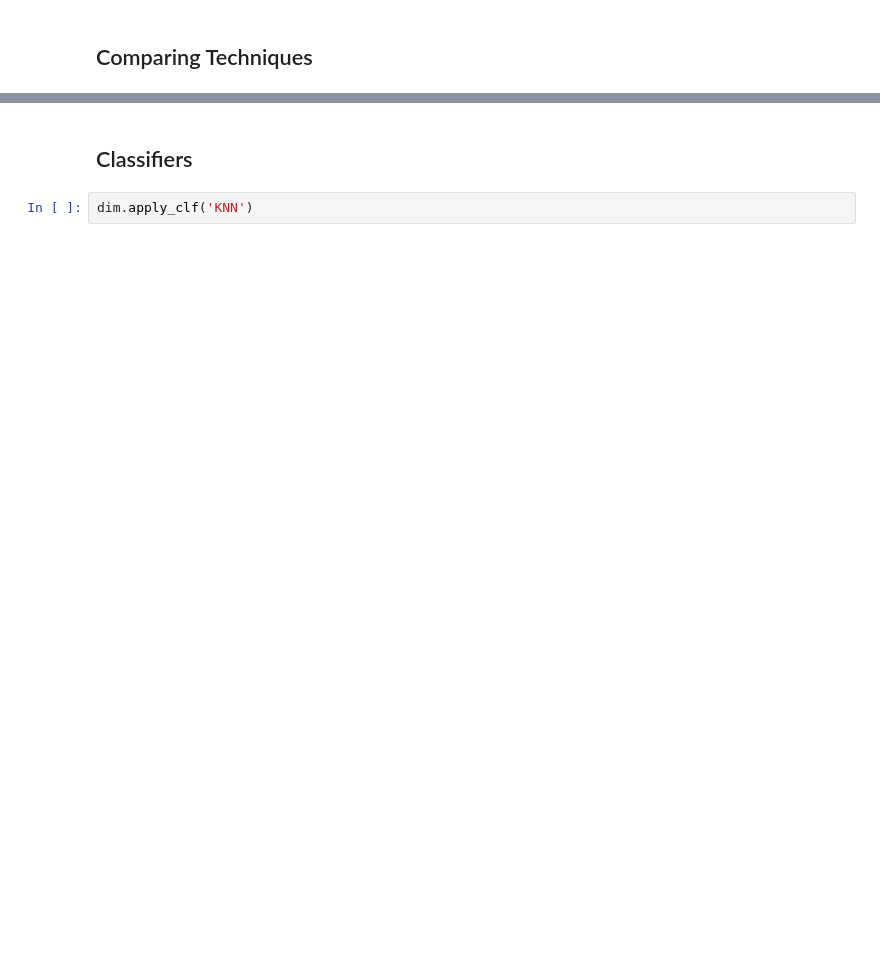
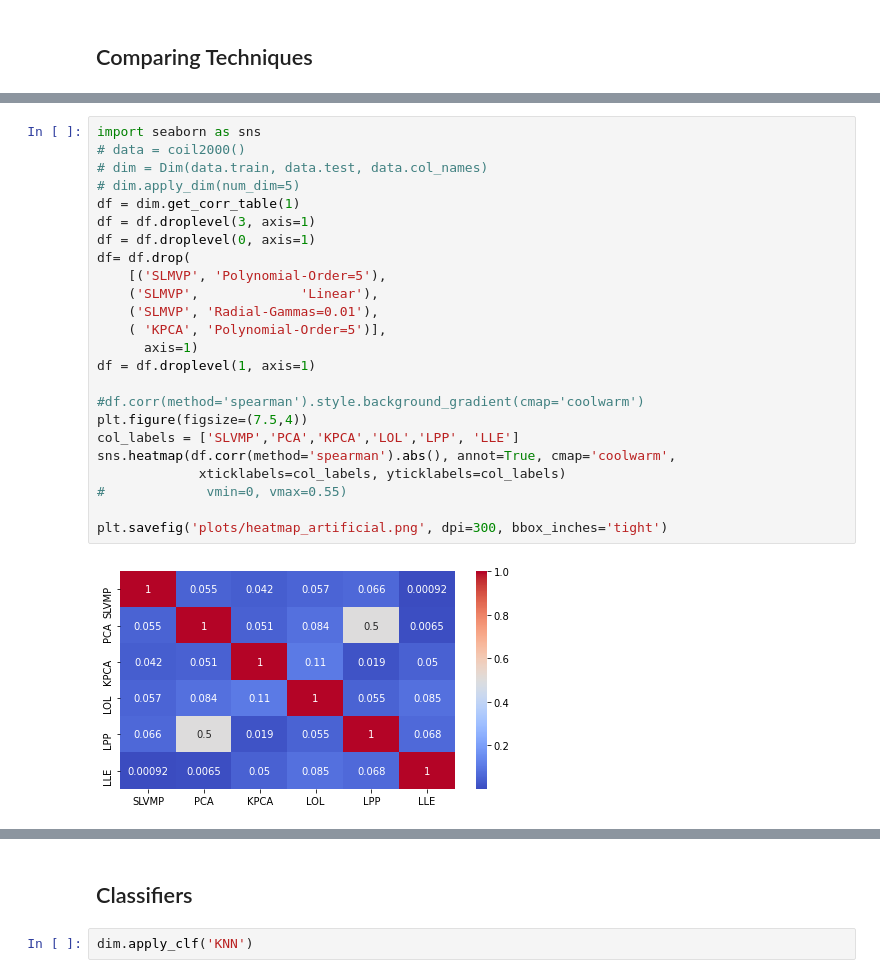
Before and after one commit to miguelangel43/Dimensionality-Reduction-Masters-Thesis, a Jupyter notebook: main.ipynb, the cells around one changed output, grey strips where cells are left out. Saved outputs shown, nothing was run; the diff lists cells and outputs as text; blank space fills up the shorter version.

```diff
--- a/main.ipynb
+++ b/main.ipynb
@@ -108,0 +199,26 @@ df.corr(method='spearman').style.background_gradient(cmap='coolwarm')
+# %%
+import seaborn as sns
+# data = coil2000()
+# dim = Dim(data.train, data.test, data.col_names)
+# dim.apply_dim(num_dim=5)
+df = dim.get_corr_table(1)
+df = df.droplevel(3, axis=1)
+df = df.droplevel(0, axis=1)
+df= df.drop(
+    [('SLMVP', 'Polynomial-Order=5'),
+    ('SLMVP',             'Linear'),
+    ('SLMVP', 'Radial-Gammas=0.01'),
+    ( 'KPCA', 'Polynomial-Order=5')],
+      axis=1)
+df = df.droplevel(1, axis=1)
+
+#df.corr(method='spearman').style.background_gradient(cmap='coolwarm')
+plt.figure(figsize=(7.5,4))
+col_labels = ['SLVMP','PCA','KPCA','LOL','LPP', 'LLE']
+sns.heatmap(df.corr(method='spearman').abs(), annot=True, cmap='coolwarm',
+             xticklabels=col_labels, yticklabels=col_labels)
+#             vmin=0, vmax=0.55)
+
+plt.savefig('plots/heatmap_artificial.png', dpi=300, bbox_inches='tight')
+# %% [output]
+[figure, added]
```
Also changed, not shown: parts of 18 cells of this notebook, 12 other files.
